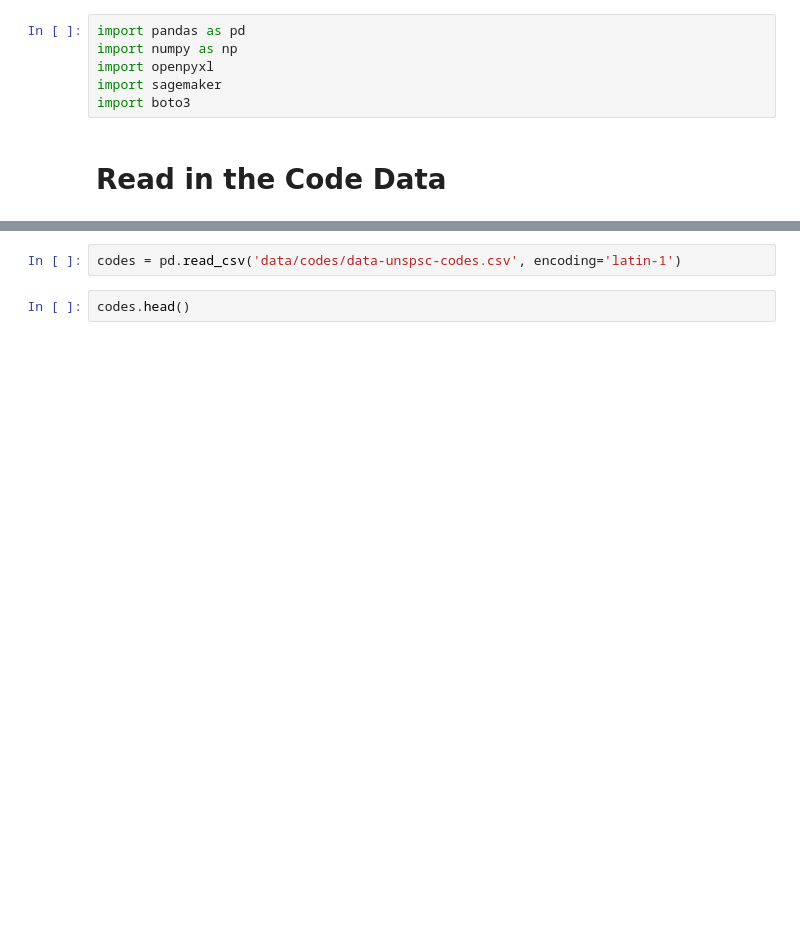
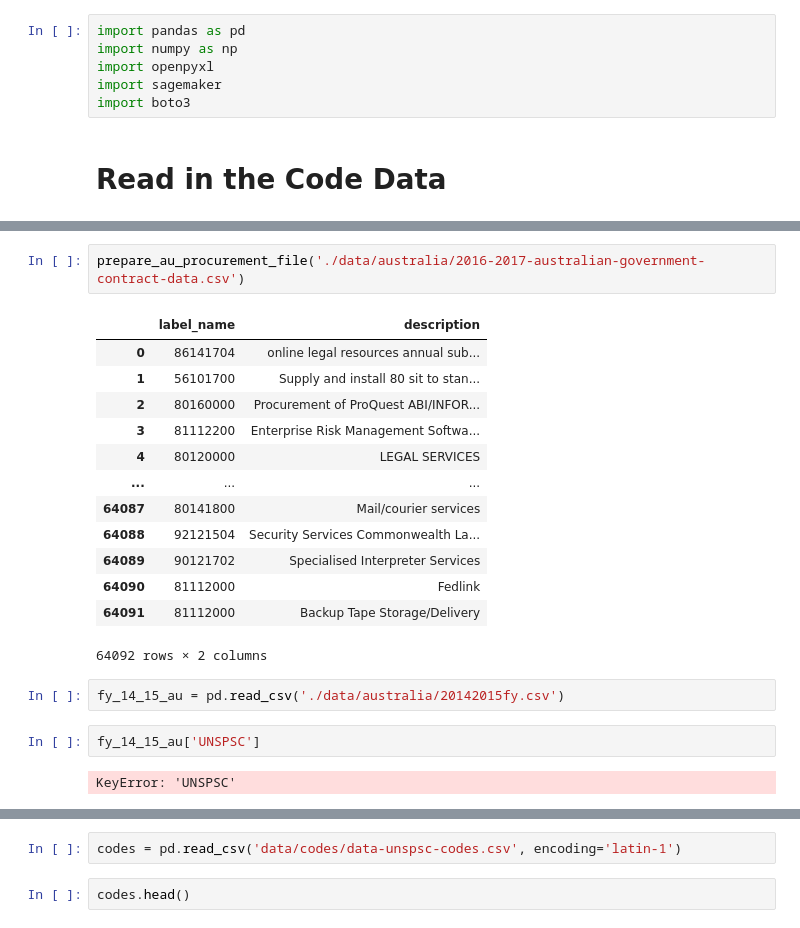
Before and after one commit to mgray39/unspsc-classification, a Jupyter notebook: running_notebook.ipynb, the cells around one changed output, grey strips where cells are left out. Saved outputs shown, nothing was run; the diff lists cells and outputs as text; blank space fills up the shorter version.

```diff
--- a/running_notebook.ipynb
+++ b/running_notebook.ipynb
@@ -53,0 +302,22 @@ import boto3
+# %%
+prepare_au_procurement_file('./data/australia/2016-2017-australian-government-contract-data.csv')
+# %% [output]
+|  | label_name | description |
+| 0 | 86141704 | online legal resources annual sub... |
+| 1 | 56101700 | Supply and install 80 sit to stan... |
+| 2 | 80160000 | Procurement of ProQuest ABI/INFOR... |
+| 3 | 81112200 | Enterprise Risk Management Softwa... |
+| 4 | 80120000 | LEGAL SERVICES |
+| ... | ... | ... |
+| 64087 | 80141800 | Mail/courier services |
+| 64088 | 92121504 | Security Services Commonwealth La... |
+| 64089 | 90121702 | Specialised Interpreter Services |
+| 64090 | 81112000 | Fedlink |
+| 64091 | 81112000 | Backup Tape Storage/Delivery |
+64092 rows × 2 columns
+# %%
+fy_14_15_au = pd.read_csv('./data/australia/20142015fy.csv')
+# %%
+fy_14_15_au['UNSPSC']
+# %% [output]
+KeyError: 'UNSPSC'
```
Also changed, not shown: parts of 30 cells of this notebook, 2 other files.
